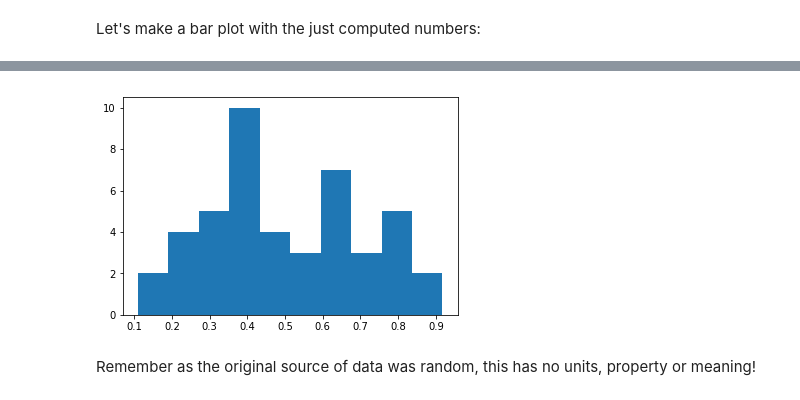
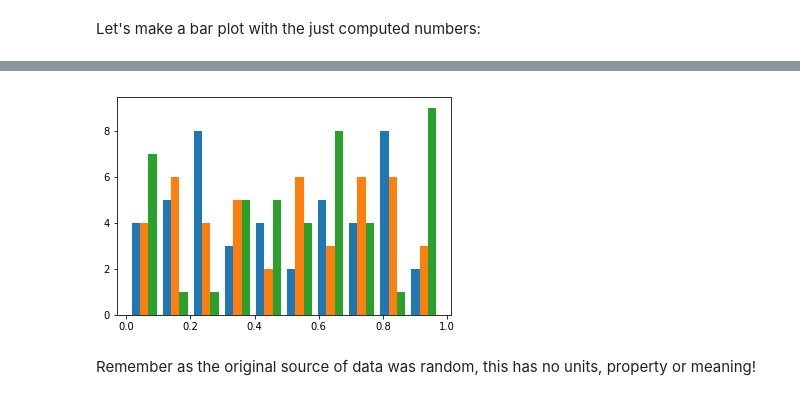
Before and after one commit to raamana/pyradigm, a Jupyter notebook: docs/usage.ipynb, the cells around one changed output, grey strips where cells are left out. Cells and saved outputs as stored; diff of their text form; code cells hidden in the pictures.

Commit message:
updating the usage examples with transform/iterator features

```diff
--- a/docs/usage.ipynb
+++ b/docs/usage.ipynb
@@ -354,7 +396,3 @@ Another example to illustrate how one can access the subset of features e.g. cor
 # %%
-# let's make a function to return the indices for the ROI
-def get_ROI_indices(ctx_label=None):
-    if ctx_label == 'post_cingulate_gyrus':
-        return xrange(2) # dummy for now
-    else:
-        return xrange(dataset.num_features) # all the features
+# let's make a toy function to return the indices for the ROI
+def get_ROI_indices(x): return x[:3]
@@ -385,0 +401,2 @@ M0670        MCI  0.64
+# %%
+pcg = dataset.transform(get_ROI_indices)
@@ -408,7 +420,9 @@ avg_thickness.values()
+# %%
+data, lbl, keys = pcg.data_and_labels()
 # %%
-n, bins, patches = plt.hist(avg_thickness.values())
+n, bins, patches = plt.hist(data)
 # %% [output]
-[figure, old version]
+[figure, new version]
 # %% [markdown]
 Remember as the original source of data was random, this has no units, property or meaning!
 # %% [markdown]
```
Also changed, not shown: parts of 63 cells of this notebook, 2 other files.
